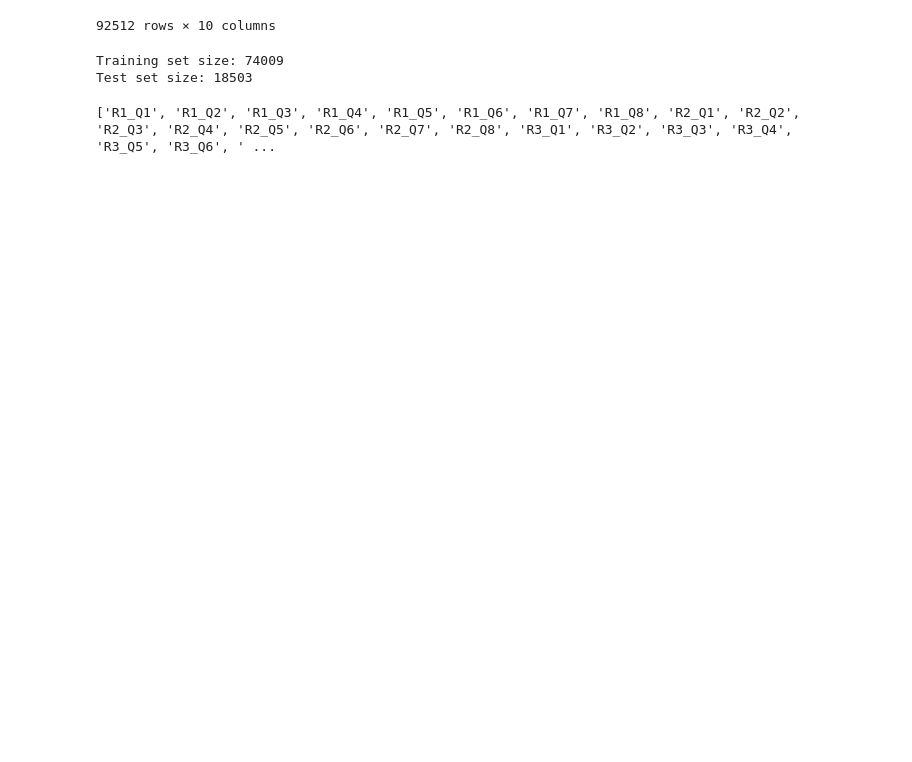
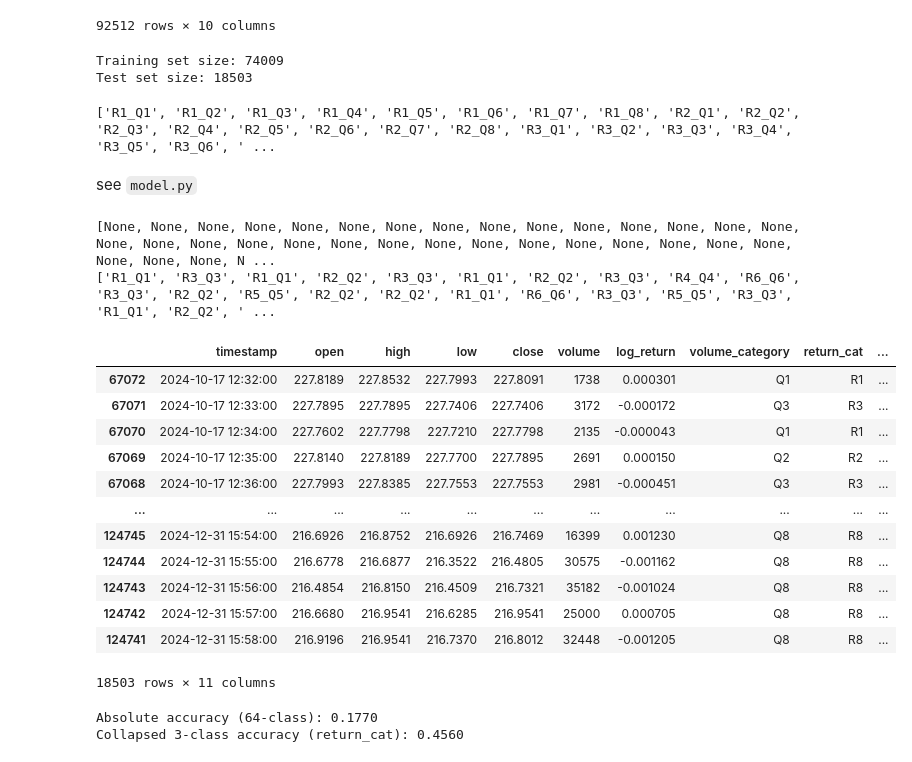
Before and after one commit to williserdman/fin_transformer, a Jupyter notebook: data_prep.ipynb, the cells around one changed output. Saved outputs shown, nothing was run; the diff lists cells and outputs as text; code cells hidden in the pictures; blank space fills up the shorter version.

```diff
--- a/data_prep.ipynb
+++ b/data_prep.ipynb
@@ -154,3 +154,22 @@ vocab = [f"R{i}_Q{j}" for i in range(1, 9) for j in range(1, 9)]
 print(vocab)
 # %% [output]
 ['R1_Q1', 'R1_Q2', 'R1_Q3', 'R1_Q4', 'R1_Q5', 'R1_Q6', 'R1_Q7', 'R1_Q8', 'R2_Q1', 'R2_Q2', 'R2_Q3', 'R2_Q4', 'R2_Q5', 'R2_Q6', 'R2_Q7', 'R2_Q8', 'R3_Q1', 'R3_Q2', 'R3_Q3', 'R3_Q4', 'R3_Q5', 'R3_Q6', ' ...
+# %% [markdown]
+see `model.py`
+# %%
+# For each row in df_test, create a list of the 255 previous cnn_sim values (excluding the current row)
+cnn_sim_sequences = []
+cnn_sim_values = df_test['cnn_sim'].tolist()
+for i in range(len(cnn_sim_values)):
+    start_idx = max(0, i - 255)
+    seq = cnn_sim_values[start_idx:i]
+    # If less than 255, pad at the beginning with None (or choose a special token if needed)
+    seq = [None] * (255 - len(seq)) + seq
+    cnn_sim_sequences.append(seq)
+
+# Example: first sequence
+print(cnn_sim_sequences[0])  # Should be all None
+print(cnn_sim_sequences[255])  # Should have 255 actual previous values
+# %% [output]
+[None, None, None, None, None, None, None, None, None, None, None, None, None, None, None, None, None, None, None, None, None, None, None, None, None, None, None, None, None, None, None, None, None, N ...
+['R1_Q1', 'R3_Q3', 'R1_Q1', 'R2_Q2', 'R3_Q3', 'R1_Q1', 'R2_Q2', 'R3_Q3', 'R4_Q4', 'R6_Q6', 'R3_Q3', 'R2_Q2', 'R5_Q5', 'R2_Q2', 'R2_Q2', 'R1_Q1', 'R6_Q6', 'R3_Q3', 'R5_Q5', 'R3_Q3', 'R1_Q1', 'R2_Q2', ' ...
@@ -156,0 +203,51 @@ print(vocab)
+# %%
+df_test
+# %% [output]
+|  | timestamp | open | high | low | close | volume | log_return | volume_category | return_cat | ... |
+| 67072 | 2024-10-17 12:32:00 | 227.8189 | 227.8532 | 227.7993 | 227.8091 | 1738 | 0.000301 | Q1 | R1 | ... |
+| 67071 | 2024-10-17 12:33:00 | 227.7895 | 227.7895 | 227.7406 | 227.7406 | 3172 | -0.000172 | Q3 | R3 | ... |
+| 67070 | 2024-10-17 12:34:00 | 227.7602 | 227.7798 | 227.7210 | 227.7798 | 2135 | -0.000043 | Q1 | R1 | ... |
+| 67069 | 2024-10-17 12:35:00 | 227.8140 | 227.8189 | 227.7700 | 227.7895 | 2691 | 0.000150 | Q2 | R2 | ... |
+| 67068 | 2024-10-17 12:36:00 | 227.7993 | 227.8385 | 227.7553 | 227.7553 | 2981 | -0.000451 | Q3 | R3 | ... |
+| ... | ... | ... | ... | ... | ... | ... | ... | ... | ... | ... |
+| 124745 | 2024-12-31 15:54:00 | 216.6926 | 216.8752 | 216.6926 | 216.7469 | 16399 | 0.001230 | Q8 | R8 | ... |
+| 124744 | 2024-12-31 15:55:00 | 216.6778 | 216.6877 | 216.3522 | 216.4805 | 30575 | -0.001162 | Q8 | R8 | ... |
+| 124743 | 2024-12-31 15:56:00 | 216.4854 | 216.8150 | 216.4509 | 216.7321 | 35182 | -0.001024 | Q8 | R8 | ... |
+| 124742 | 2024-12-31 15:57:00 | 216.6680 | 216.9541 | 216.6285 | 216.9541 | 25000 | 0.000705 | Q8 | R8 | ... |
+| 124741 | 2024-12-31 15:58:00 | 216.9196 | 216.9541 | 216.7370 | 216.8012 | 32448 | -0.001205 | Q8 | R8 | ... |
+18503 rows × 11 columns
+# %%
+# Absolute accuracy (exact match)
+mask = df_test['cnn_sim_pred'].notnull()
+absolute_accuracy = (df_test.loc[mask, 'cnn_sim'] == df_test.loc[mask, 'cnn_sim_pred']).mean()
+print(f"Absolute accuracy (64-class): {absolute_accuracy:.4f}")
+
+# Collapse to 3 classes: use only the 'R' part (return_cat) from cnn_sim and cnn_sim_pred
+def get_return_class(label):
+    if pd.isnull(label):
+        return None
+    return label.split('_')[0]
+
+df_test['cnn_sim_true_r'] = df_test['cnn_sim'].apply(get_return_class)
+df_test['cnn_sim_pred_r'] = df_test['cnn_sim_pred'].apply(get_return_class)
+
+mask_r = df_test['cnn_sim_pred_r'].notnull()
+# Map R1-R8 to 3 classes: R1-R2 -> 'low', R3-R6 -> 'mid', R7-R8 -> 'high'
+def collapse_r(r):
+    if r in ['R1', 'R2']:
+        return 'low'
+    elif r in ['R3', 'R4', 'R5', 'R6']:
+        return 'mid'
+    elif r in ['R7', 'R8']:
+        return 'high'
+    return None
+
+df_test['cnn_sim_true_r3'] = df_test['cnn_sim_true_r'].apply(collapse_r)
+df_test['cnn_sim_pred_r3'] = df_test['cnn_sim_pred_r'].apply(collapse_r)
+
+mask_r3 = df_test['cnn_sim_pred_r3'].notnull()
+accuracy_r3 = (df_test.loc[mask_r3, 'cnn_sim_true_r3'] == df_test.loc[mask_r3, 'cnn_sim_pred_r3']).mean()
+print(f"Collapsed 3-class accuracy (return_cat): {accuracy_r3:.4f}")
+# %% [output]
+Absolute accuracy (64-class): 0.1770
+Collapsed 3-class accuracy (return_cat): 0.4560
```
Also changed, not shown: parts of 3 cells of this notebook, 3 other files.
